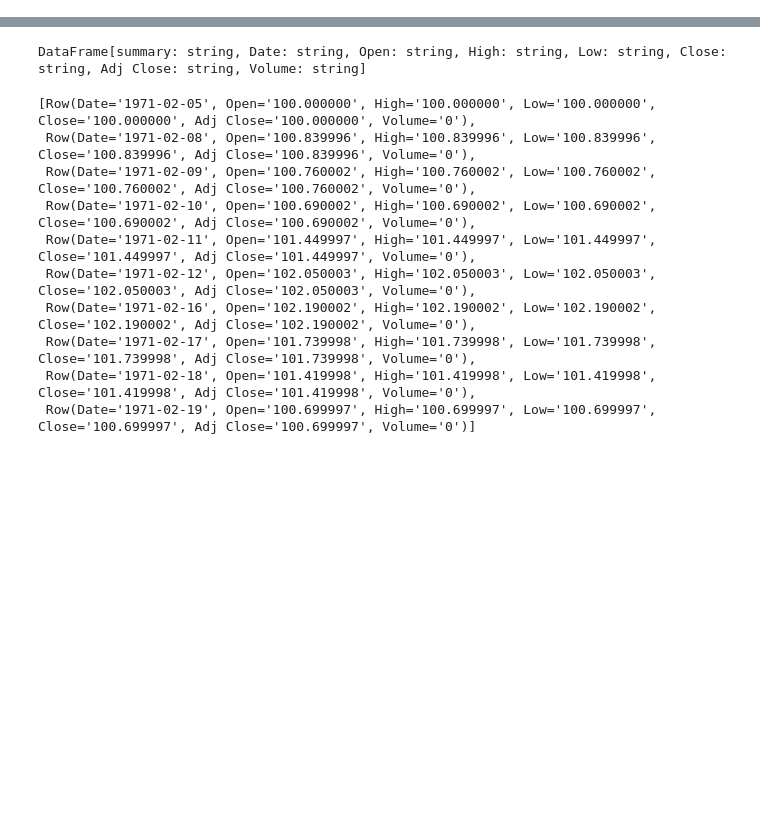
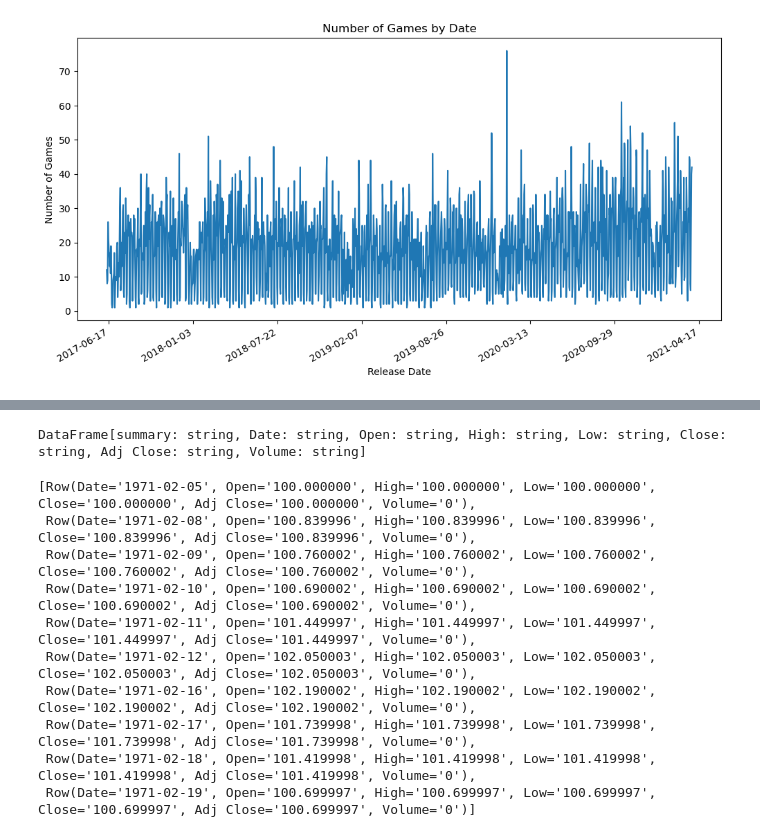
Before and after one commit to VinsiGit/Data-presentation, a Jupyter notebook: project.ipynb, the cells around one changed output, grey strips where cells are left out. Drawn from its saved outputs; the diff is of its cells as text; code cells hidden in the pictures; blank space fills up the shorter version.

```diff
--- a/project.ipynb
+++ b/project.ipynb
@@ -105,0 +38,28 @@ plt.show()
+# %%
+
+df = spark.read.option("delimiter", ",").option('header', 'true').csv("Data/merged_data.csv")
+df = df.withColumn('Release Date', to_date(df['Release Date'], 'd MMM, yyyy'))
+df = df.withColumn('Release Date', date_format(df['Release Date'], 'yyyy-MM-dd'))
+
+df = df.filter(df['Release Date'].isNotNull())
+# df.show()
+
+# df_Steam = df.rdd
+# df_Steam_loc = df_Steam.map(lambda r: (r['Release Date'],float(r['Release Date'].collect()))) #float(r['Open']),float(r['High']),float(r['Low']),float(r['Close']),int(r['Volume'])
+# df_Steam_loc = df_Steam_loc.filter(lambda t:start_date<= t[0] <= end_date)
+df_count = df.groupBy('Release Date').count()
+
+
+# Count the number of games released each day
+df = df.groupBy('Release Date').count()
+
+# Calculate the cumulative count
+df = df.withColumn('count_cumulative', F.sum('count').over(Window.orderBy('Release Date')))
+
+
+df_steam= df.rdd
+
+df_steam_loc = df_steam.map(lambda r: (r['Release Date'],float(r['count']),float(r['count_cumulative']))) #float(r['Open']),float(r['High']),float(r['Low']),float(r['Close']),int(r['Volume'])
+df_steam_loc = df_steam_loc.filter(lambda t:start_date<= t[0] <= end_date)
+
+df_steam_loc.take(10)
@@ -105,0 +77,18 @@ plt.show()
+# %%
+x=df_steam_loc.map(lambda t: t[0]).collect()
+y=df_steam_loc.map(lambda t: t[1]).collect()
+
+x = [mdates.datestr2num(i) for i in x]
+# Plot
+plt.figure(figsize=(12,6))
+plt.plot(x, y)
+plt.xlabel('Release Date')
+plt.ylabel('Number of Games')
+plt.title('Number of Games by Date')
+plt.gca().xaxis.set_major_formatter(mdates.DateFormatter('%Y-%m-%d'))
+plt.gca().xaxis.set_major_locator(mdates.DayLocator(interval=200))  # set interval to 7 days for example
+plt.gcf().autofmt_xdate()  # autoformat the x-axis date label for better readability
+
+plt.show()
+# %% [output]
+[figure, added]
```
Also changed, not shown: parts of 12 cells of this notebook.
